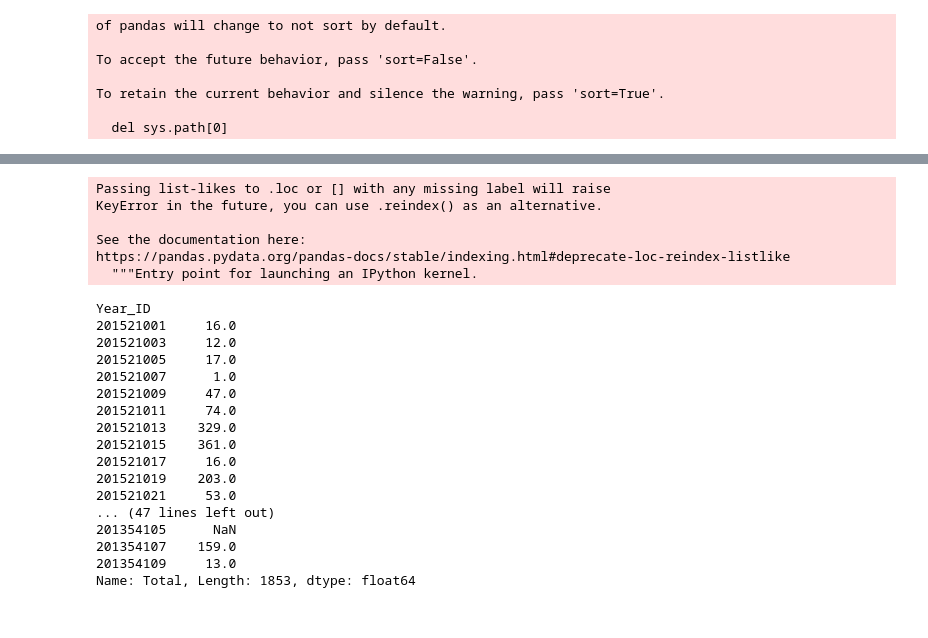
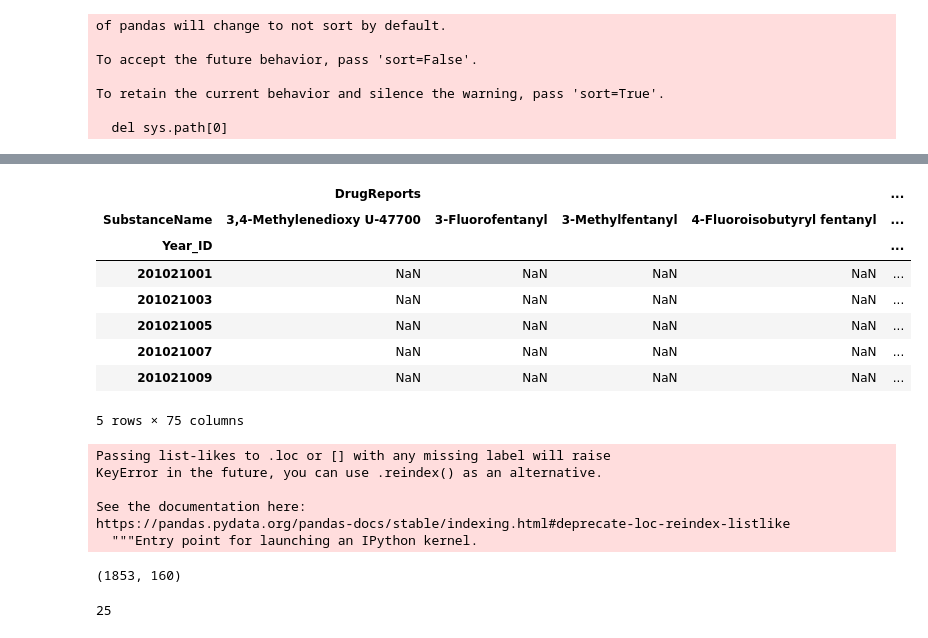
Before and after one commit to nelsonnn/opioids, a Jupyter notebook: PCA.ipynb, the cells around one changed output, grey strips where cells are left out. Cells and saved outputs as stored; diff of their text form; code cells hidden in the pictures.

Commit message:
PCA and better data loading methods

```diff
--- a/PCA.ipynb
+++ b/PCA.ipynb
@@ -62,15 +63,28 @@ def load_drug_data():
 
     drug_data["Year_ID"] = drug_data["YYYY"].map(str) + drug_data["FIPS_Combined"].map(str)
     drug_data = drug_data.set_index("Year_ID")
-
-
+    fips = drug_data["FIPS_Combined"].map(str).apply(lambda x: x[2:])[~drug_data.index.duplicated()]
+    state = drug_data[["State","YYYY"]][~drug_data.index.duplicated()]
     drug_piv = drug_data.pivot(columns="SubstanceName", values=["DrugReports"])
 
     drug_piv[["TotalDrugReportsCounty","TotalDrugReportsState"]] = drug_data.drop_duplicates(subset=["TotalDrugReportsCounty","TotalDrugReportsState"])[["TotalDrugReportsCounty","TotalDrugReportsState"]]
 
     drug_piv["Total"] = drug_piv["DrugReports"].sum(axis=1)
-
+    drug_piv["FIPS"] = fips
+    drug_piv[["State","Year"]] = state
     return drug_piv
 # %%
 drug_data = load_drug_data()
+# %%
+drug_data.head()
+# %% [output]
+|  | DrugReports |  |  |  | ... |
+| SubstanceName | 3,4-Methylenedioxy U-47700 | 3-Fluorofentanyl | 3-Methylfentanyl | 4-Fluoroisobutyryl fentanyl | ... |
+| Year_ID |  |  |  |  | ... |
+| 201021001 | NaN | NaN | NaN | NaN | ... |
+| 201021003 | NaN | NaN | NaN | NaN | ... |
+| 201021005 | NaN | NaN | NaN | NaN | ... |
+| 201021007 | NaN | NaN | NaN | NaN | ... |
+| 201021009 | NaN | NaN | NaN | NaN | ... |
+5 rows × 75 columns
 # %%
@@ -82,23 +96,11 @@ KeyError in the future, you can use .reindex() as an alternative.
 See the documentation here:
 https://pandas.pydata.org/pandas-docs/stable/indexing.html#deprecate-loc-reindex-listlike
   """Entry point for launching an IPython kernel.
-# %%
-drug_data_2013["Total"]
-# %% [output]
-Year_ID
-201521001     16.0
-201521003     12.0
-201521005     17.0
-201521007      1.0
-201521009     47.0
-201521011     74.0
-201521013    329.0
-201521015    361.0
-201521017     16.0
-201521019    203.0
-201521021     53.0
-... (47 lines left out)
-201354105      NaN
-201354107    159.0
-201354109     13.0
-Name: Total, Length: 1853, dtype: float64
+# %%
+from sklearn.preprocessing import StandardScaler
+
+standard_census_data = StandardScaler().fit_transform(census_estimates_2013.values)
+
+standard_census_data.shape
+# %% [output]
+(1853, 160)
@@ -104,0 +112,4 @@ Name: Total, Length: 1853, dtype: float64
+# %%
+pca.n_components_
+# %% [output]
+25
```
Also changed, not shown: parts of 3 cells of this notebook.
